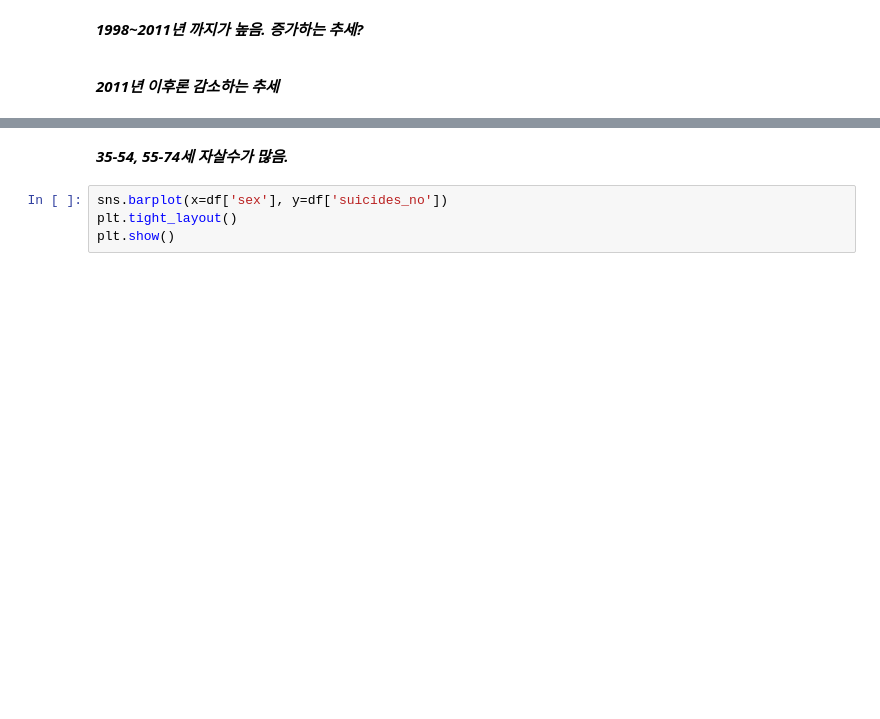
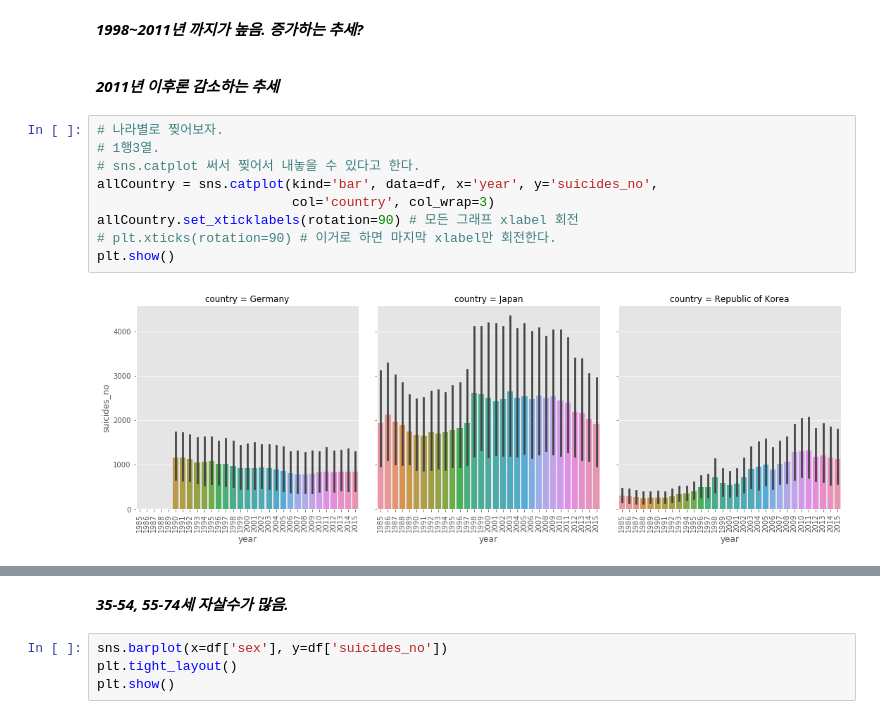
Before and after one commit to skdbsxir/DS-Studying, a Jupyter notebook: [Self Project]/X001-3. Suicides Rates Overview.ipynb, the cells around one changed output, grey strips where cells are left out. Saved outputs shown, nothing was run; the diff lists cells and outputs as text; blank space fills up the shorter version.

```diff
--- a/[Self Project]/X001-3. Suicides Rates Overview.ipynb
+++ b/[Self Project]/X001-3. Suicides Rates Overview.ipynb
@@ -154,3 +155,14 @@ plt.show()
 <br>
 
 ***2011년 이후론 감소하는 추세***
+# %%
+# 나라별로 찢어보자.
+# 1행3열.
+# sns.catplot 써서 찢어서 내놓을 수 있다고 한다.
+allCountry = sns.catplot(kind='bar', data=df, x='year', y='suicides_no',
+                         col='country', col_wrap=3)
+allCountry.set_xticklabels(rotation=90) # 모든 그래프 xlabel 회전
+# plt.xticks(rotation=90) # 이거로 하면 마지막 xlabel만 회전한다.
+plt.show()
+# %% [output]
+[figure, added]
```
Also changed, not shown: parts of 9 cells of this notebook.
